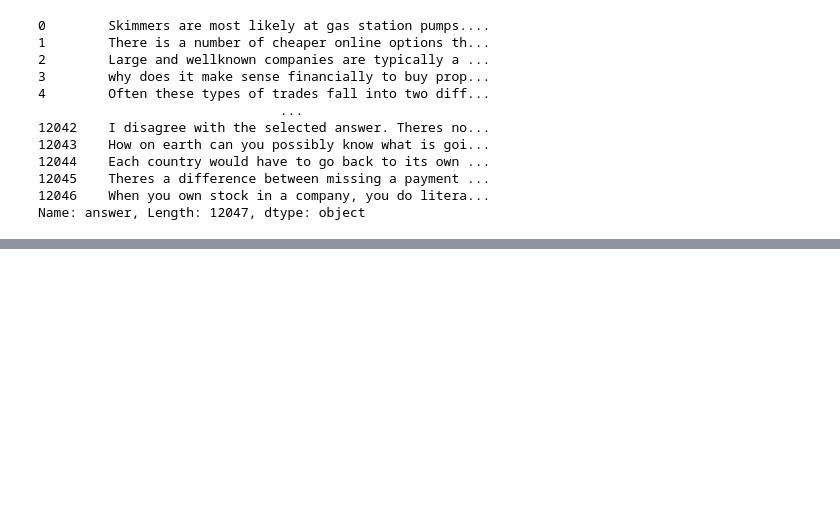
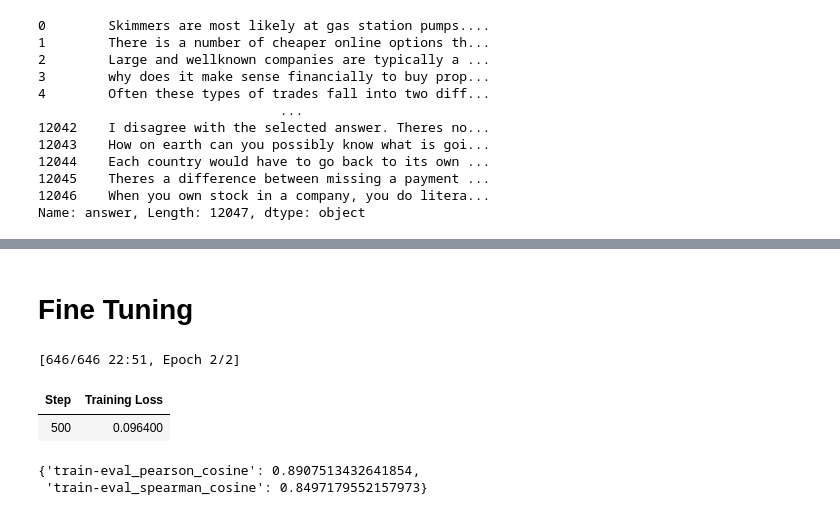
Before and after one commit to The-DigitalAcademy/DimowKay_FinBot, a Jupyter notebook: test.ipynb, the cells around one changed output, grey strips where cells are left out. Cells and saved outputs as stored; diff of their text form; code cells hidden in the pictures; blank space fills up the shorter version.

```diff
--- a/test.ipynb
+++ b/test.ipynb
@@ -101,0 +98,3 @@ AttributeError: 'DataFrame' object has no attribute 'decode'
+# %%
+questions = df['question'].tolist()
+answers = df['answer'].tolist()
@@ -101,0 +106,3 @@ AttributeError: 'DataFrame' object has no attribute 'decode'
+# %%
+
+test_df = pd.read_csv('/Users/tshmacm1172/Desktop/DimowKay_FinBot/train_data.csv')
@@ -101,0 +113,3 @@ AttributeError: 'DataFrame' object has no attribute 'decode'
+# %%
+test_df.columns = test_df.columns.str.strip()
+print(test_df.columns)
@@ -101,0 +333,13 @@ AttributeError: 'DataFrame' object has no attribute 'decode'
+# %% [markdown]
+# Fine Tuning
+# %%
+from sentence_transformers import InputExample, losses
+from torch.utils.data import DataLoader
+
+# Combine validation + FAQ questions for training examples
+train_examples = []
+
+for i, row in validation_df.iterrows():
+    user_question = row['question'].strip()
+    faq_question = row['question'].strip()  # Assuming ground truth is from same column
+    train_examples.append(InputExample(texts=[user_question, faq_question]))
@@ -101,0 +349,50 @@ AttributeError: 'DataFrame' object has no attribute 'decode'
+# %%
+from sentence_transformers import SentenceTransformer, InputExample, losses
+from torch.utils.data import DataLoader
+import pandas as pd
+import random
+
+# Load your dataset
+faq_df = pd.read_csv("/Users/tshmacm1172/Desktop/DimowKay_FinBot/test_data.csv")  # Replace with your actual file path
+
+# Load a pre-trained sentence transformer model
+model = SentenceTransformer('all-MiniLM-L6-v2')
+
+# Prepare training examples
+train_examples = []
+
+# Positive examples (correct Q&A pairs)
+for i in range(len(faq_df)):
+    question = faq_df.loc[i, 'question']
+    answer = faq_df.loc[i, 'answer']
+    train_examples.append(InputExample(texts=[question, answer], label=1.0))
+
+# Negative examples (mismatched Q&A pairs)
+for _ in range(len(faq_df)):
+    q_idx = random.randint(0, len(faq_df)-1)
+    a_idx = random.randint(0, len(faq_df)-1)
+    if q_idx != a_idx:
+        q = faq_df.loc[q_idx, 'question']
+        a = faq_df.loc[a_idx, 'answer']
+        train_examples.append(InputExample(texts=[q, a], label=0.0))
+
+# Create a DataLoader
+train_dataloader = DataLoader(train_examples, shuffle=True, batch_size=16)
+
+# Define the loss function
+train_loss = losses.CosineSimilarityLoss(model=model)
+
+# Fine-tune the model
+model.fit(
+    train_objectives=[(train_dataloader, train_loss)],
+    epochs=2,
+    warmup_steps=10,
+    show_progress_bar=True
+)
+
+# Save the fine-tuned model
+model.save("fine_tuned_faq_model")
+# %% [output]
+[646/646 22:51, Epoch 2/2]
+| Step | Training Loss |
+| 500 | 0.096400 |
@@ -101,0 +435,7 @@ AttributeError: 'DataFrame' object has no attribute 'decode'
+# %%
+# Evaluate on Training Set
+train_evaluator = evaluation.EmbeddingSimilarityEvaluator.from_input_examples(train_examples, name="train-eval")
+train_evaluator(model)
+# %% [output]
+{'train-eval_pearson_cosine': 0.8907513432641854,
+ 'train-eval_spearman_cosine': 0.8497179552157973}
```
Also changed, not shown: parts of 21 cells of this notebook, 14 other files.
